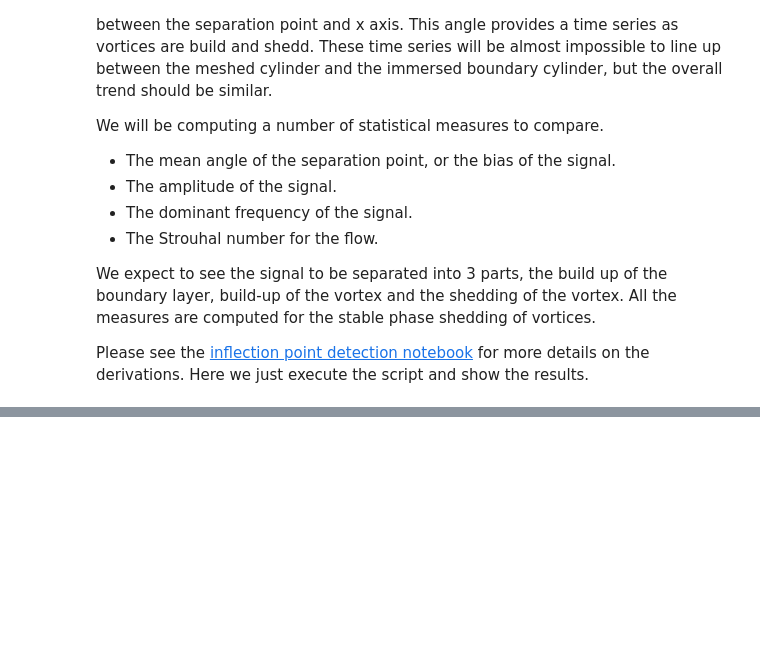
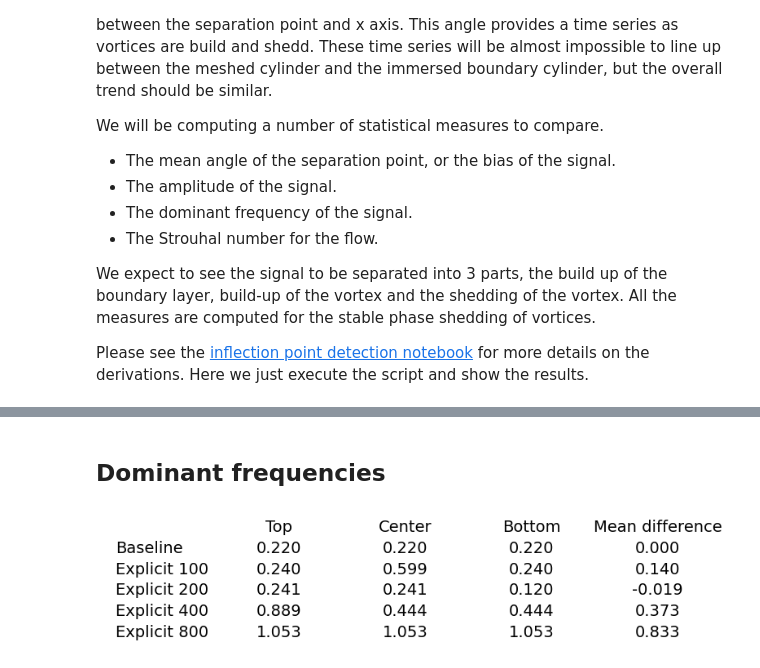
Before and after one commit to ExtremeFLOW/neko-top, a Jupyter notebook: scripts/notebooks/cylinder_benchmark.ipynb, the cells around one changed output, grey strips where cells are left out. Saved outputs shown, nothing was run; the diff lists cells and outputs as text; code cells hidden in the pictures; blank space fills up the shorter version.

```diff
--- a/scripts/notebooks/cylinder_benchmark.ipynb
+++ b/scripts/notebooks/cylinder_benchmark.ipynb
@@ -231,0 +240,14 @@ for i in range(len(inflection)):
+# %% [markdown]
+## Dominant frequencies
+# %%
+# Print the dominant frequency of the inflection points
+
+column_labels = ["Top", "Center", "Bottom", "Mean difference"]
+
+freq = np.asarray([inflection[i]["max_freq"] for i in range(len(experiments))])
+freq = np.concatenate(
+    (freq, np.mean(freq - freq[0, :], axis=1).reshape(-1, 1)), axis=1)
+
+plot_table(freq, column_labels, labels)
+# %% [output]
+[figure, added]
```
Also changed, not shown: parts of 16 cells of this notebook.
